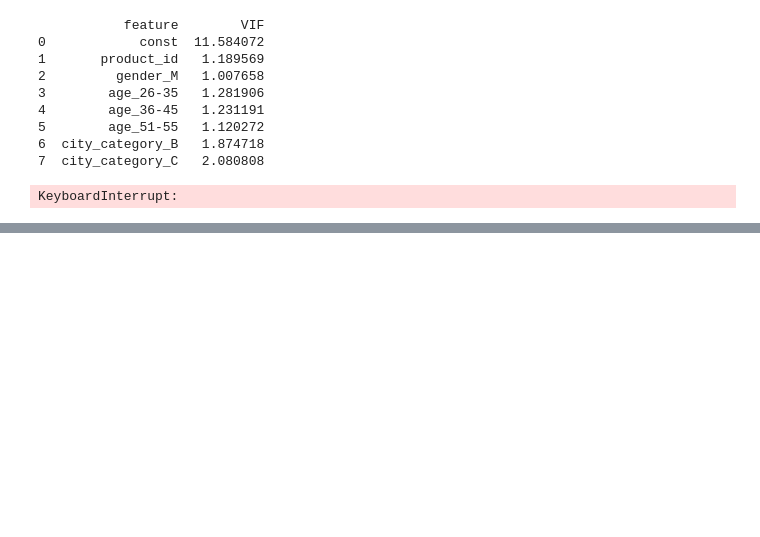
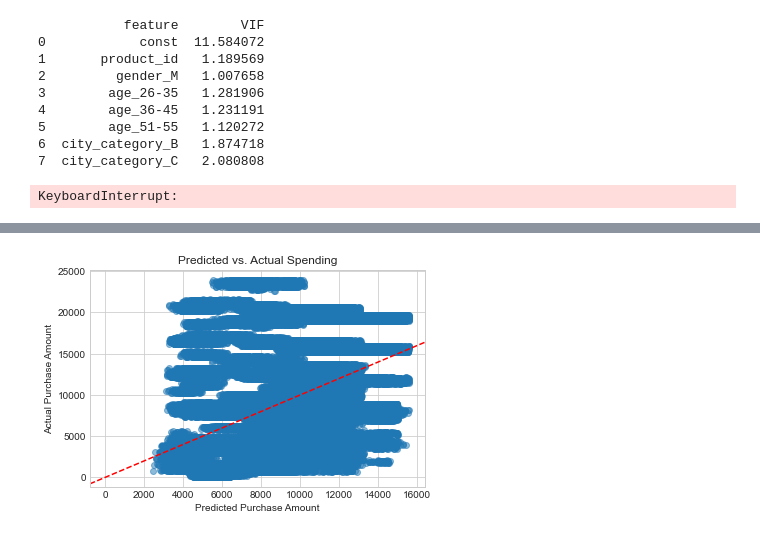
Before and after one commit to Green-Kiwie/Extreme-Couponers-Walmart-Black-Friday, a Jupyter notebook: joe-regression.ipynb, the cells around one changed output, grey strips where cells are left out. Cells and saved outputs as stored; diff of their text form; code cells hidden in the pictures; blank space fills up the shorter version.

```diff
--- a/joe-regression.ipynb
+++ b/joe-regression.ipynb
@@ -535,3 +541,40 @@ print(f"Degrees of Freedom: {dof}")
 print(f"Expected Frequencies:\n{expected}")
 # %% [output]
 KeyboardInterrupt:
+# %%
+import pandas as pd
+import statsmodels.api as sm
+
+# Load data
+data = pd.read_csv("./walmart_data.csv")
+
+# Drop User_ID (not useful for analysis)
+data = data.drop(columns=['User_ID'])
+
+# One-Hot Encoding for Gender, City_Category, Stay_In_Current_City_Years
+data = pd.get_dummies(data, columns=['Gender', 'City_Category', 'Stay_In_Current_City_Years'], drop_first=True)
+
+# Label Encoding for Age (Ordinal Category)
+age_mapping = {'0-17': 0, '18-25': 1, '26-35': 2, '36-45': 3, '46-50': 4, '51-55': 5, '55+': 6}
+data['Age'] = data['Age'].map(age_mapping)
+
+# Frequency Encoding for Product_ID (Counts of how often each product appears)
+freq_encoding = data['Product_ID'].value_counts().to_dict()
+data['Product_ID'] = data['Product_ID'].map(freq_encoding)
+
+# Define features (X) and target variable (y)
+X = data.drop(columns=['Purchase'])  # Features
+y = data['Purchase']  # Target variable
+
+# Add a constant for the intercept
+X = sm.add_constant(X)
+
+# Compute inverse sample weights (to balance gender proportions)
+gender_counts = data['Gender_M'].value_counts()
+weights = data['Gender_M'].map(lambda x: 1 / gender_counts[x])
+
+# Fit Weighted Least Squares (WLS) regression
+model = sm.WLS(y, X, weights=weights).fit()
+
+# Print regression summary
+print(model.summary())
@@ -537,0 +623,9 @@ KeyboardInterrupt:
+# %%
+plt.scatter(model.fittedvalues, y, alpha=0.5)
+plt.xlabel("Predicted Purchase Amount")
+plt.ylabel("Actual Purchase Amount")
+plt.title("Predicted vs. Actual Spending")
+plt.axline((0, 0), slope=1, color='red', linestyle='--')  # Ideal fit line
+plt.show()
+# %% [output]
+[figure, added]
```
Also changed, not shown: parts of 7 cells of this notebook, 4 other files.
